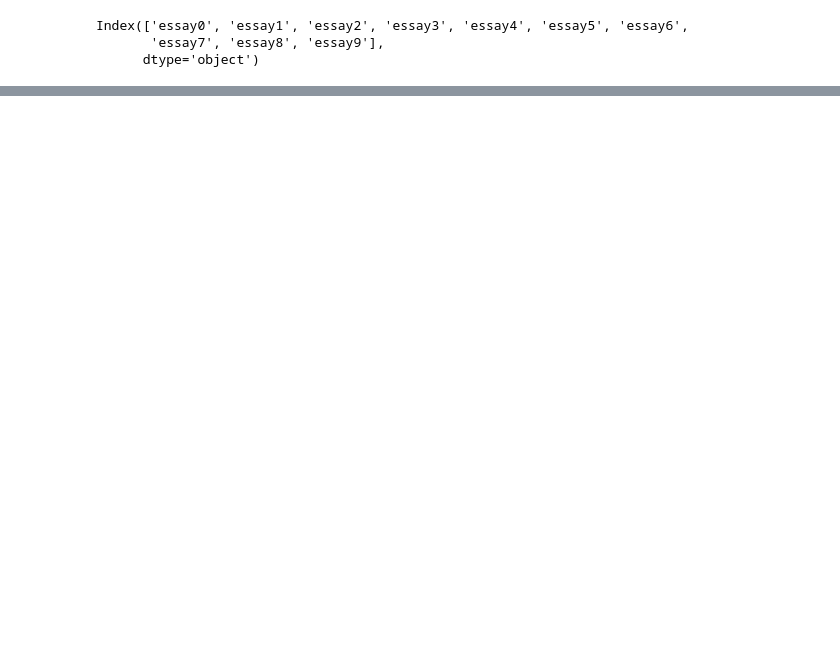
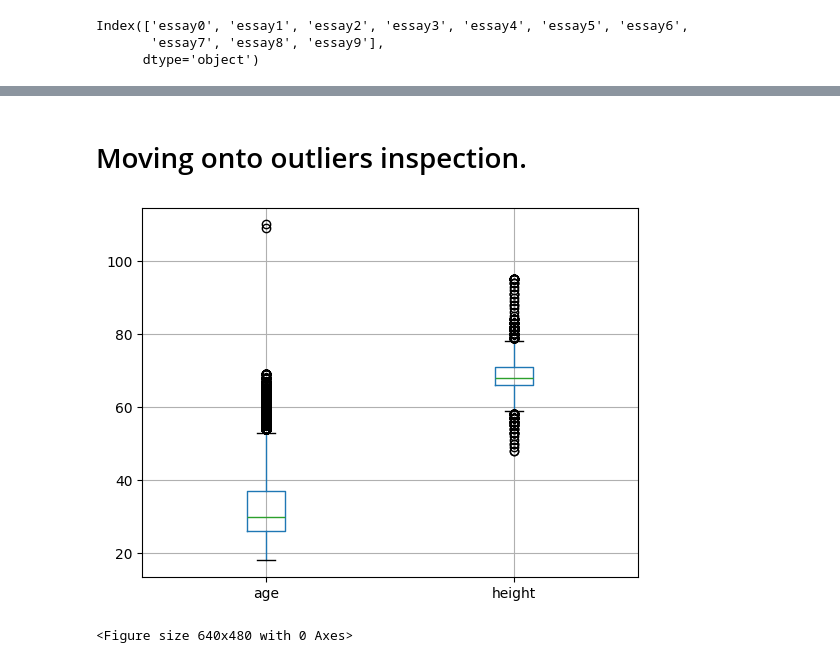
Before and after one commit to YSKAA423/OkCupid-Date-A-Scientist, a Jupyter notebook: Recommend_a_peer.ipynb, the cells around one changed output, grey strips where cells are left out. Saved outputs shown, nothing was run; the diff lists cells and outputs as text; code cells hidden in the pictures; blank space fills up the shorter version.

Commit message:
Started Data Pre-processing and stopped at outlier handling

```diff
--- a/Recommend_a_peer.ipynb
+++ b/Recommend_a_peer.ipynb
@@ -155,7 +155,7 @@ Index(['essay0', 'essay1', 'essay2', 'essay3', 'essay4', 'essay5', 'essay6',
 # %%
 Ind.drop(Ind.filter(regex = "essay[0-9]").columns, axis=1,inplace=True)
 # %%
-Ind.drop(['orientation','religion','sign'],axis=1,inplace=True)
+Ind.drop(['orientation','religion','status','sign'],axis=1,inplace=True)
 # %%
 Ind.columns
 # %% [output]
@@ -185,0 +235,4 @@ memory usage: 8.2+ MB
+# %%
+categorical_cols = list(Ind.select_dtypes(include = 'object').columns)
+numeric_cols = list(Ind.select_dtypes(include = ['int64','float64']).columns)
+Ind[categorical_cols] = Ind[categorical_cols].fillna('unknown')
@@ -185,0 +260,2 @@ memory usage: 8.2+ MB
+# %%
+Ind.dropna(subset=['height'],axis=0,inplace=True)
@@ -185,0 +307,2 @@ memory usage: 8.2+ MB
+# %%
+Ind = Ind[Ind.height >= 48.0]
@@ -185,0 +337,9 @@ memory usage: 8.2+ MB
+# %% [markdown]
+# Moving onto outliers inspection.
+# %%
+Ind[[col for col in numeric_cols if col != 'income']].boxplot()
+plt.show()
+plt.clf()
+# %% [output]
+[figure, added]
+<Figure size 640x480 with 0 Axes>
```
Also changed, not shown: parts of 25 cells of this notebook.
